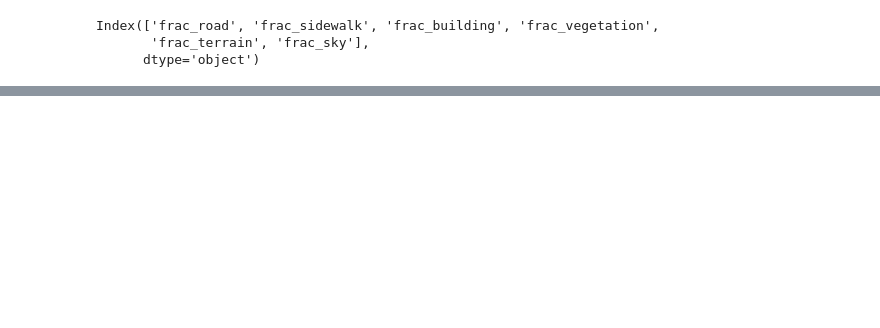
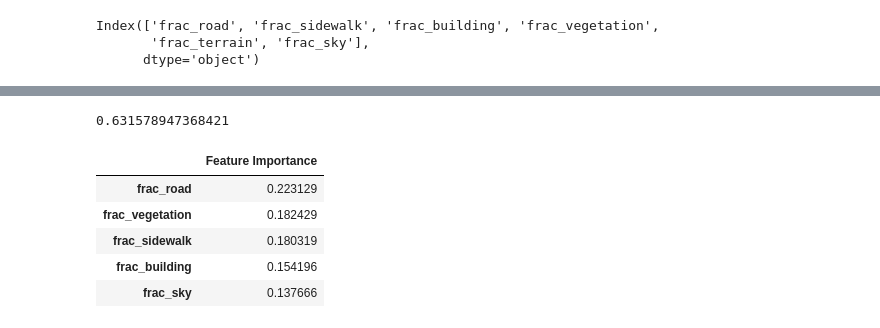
Before and after one commit to NeelayS/walkability_ml, a Jupyter notebook: analysis.ipynb, the cells around one changed output, grey strips where cells are left out. Cells and saved outputs as stored; diff of their text form; code cells hidden in the pictures; blank space fills up the shorter version.

```diff
--- a/analysis.ipynb
+++ b/analysis.ipynb
@@ -250,0 +274,16 @@ Img(graph.create_png())
+# %%
+random_forest_model.score(X_test, y_test)
+# %% [output]
+0.631578947368421
+# %%
+feat_imp_dict = dict(zip(feature_cols, random_forest_model.feature_importances_))
+feat_imp = pd.DataFrame.from_dict(feat_imp_dict, orient='index')
+feat_imp.rename(columns = {0:'Feature Importance'}, inplace = True)
+feat_imp.sort_values(by=['Feature Importance'], ascending=False).head()
+# %% [output]
+|  | Feature Importance |
+| frac_road | 0.223129 |
+| frac_vegetation | 0.182429 |
+| frac_sidewalk | 0.180319 |
+| frac_building | 0.154196 |
+| frac_sky | 0.137666 |
```
Also changed, not shown: parts of 16 cells of this notebook, 2 other files.
